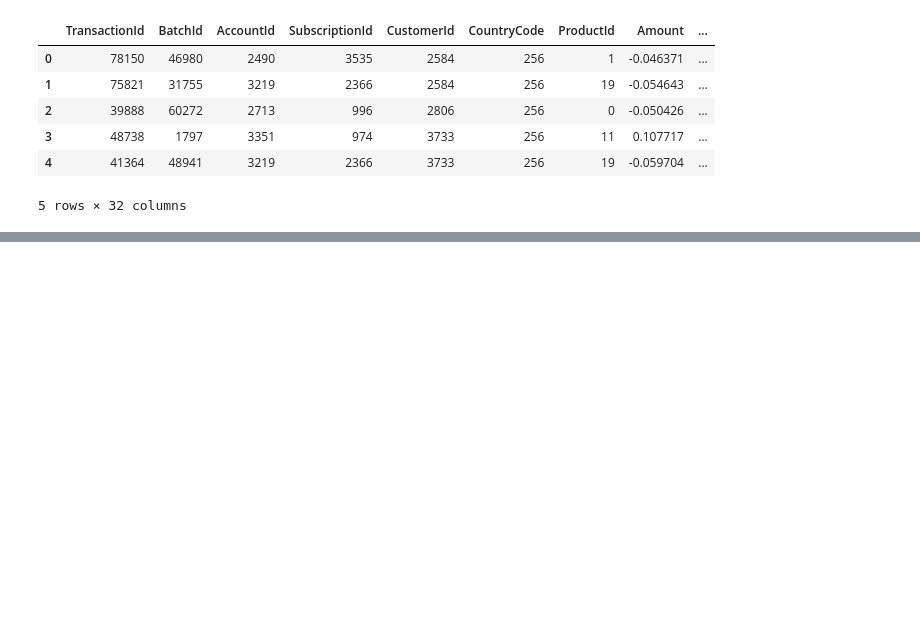
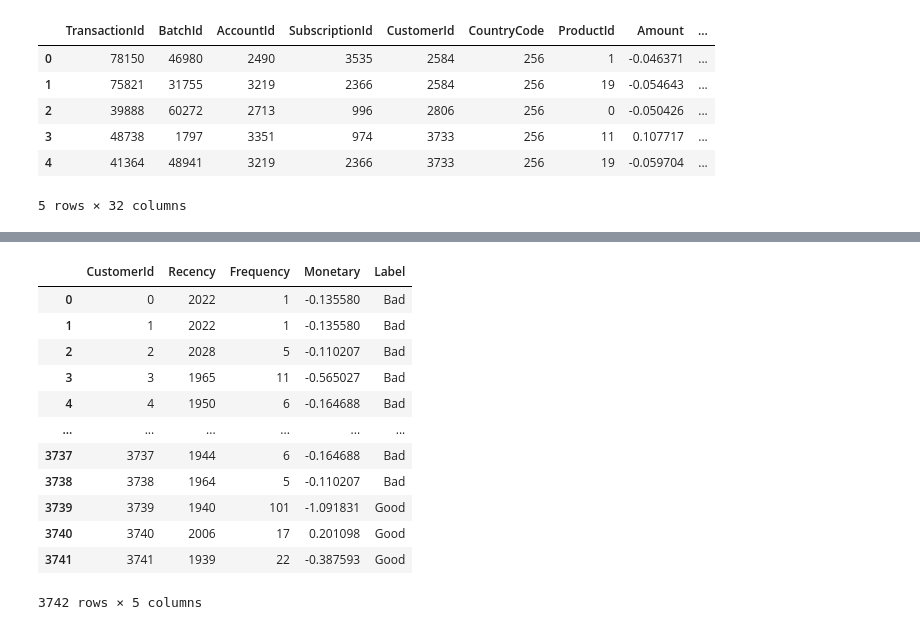
Before and after one commit to juniorworku/credit-risk-analysis, a Jupyter notebook: notebooks/Feature Engineering/feature_eng_analysis.ipynb, the cells around one changed output, grey strips where cells are left out. Cells and saved outputs as stored; diff of their text form; code cells hidden in the pictures; blank space fills up the shorter version.

```diff
--- a/notebooks/Feature Engineering/feature_eng_analysis.ipynb
+++ b/notebooks/Feature Engineering/feature_eng_analysis.ipynb
@@ -98,0 +132,29 @@ data.head()
+# %%
+# 2. Assign Good and Bad Labels
+# Define boundary values
+high_freq_boundary = rfms_scores['Frequency'].quantile(0.75)
+high_monetary_boundary = rfms_scores['Monetary'].quantile(0.75)
+low_recency_boundary = rfms_scores['Recency'].quantile(0.25)
+
+# Assign labels based on boundary
+rfms_scores['Label'] = 'Good'
+rfms_scores.loc[(rfms_scores['Frequency'] <= high_freq_boundary) &
+                (rfms_scores['Monetary'] <= high_monetary_boundary) &
+                (rfms_scores['Recency'] >= low_recency_boundary), 'Label'] = 'Bad'
+
+# Display the first few rows of RFMS scores with labels
+rfms_scores
+# %% [output]
+|  | CustomerId | Recency | Frequency | Monetary | Label |
+| 0 | 0 | 2022 | 1 | -0.135580 | Bad |
+| 1 | 1 | 2022 | 1 | -0.135580 | Bad |
+| 2 | 2 | 2028 | 5 | -0.110207 | Bad |
+| 3 | 3 | 1965 | 11 | -0.565027 | Bad |
+| 4 | 4 | 1950 | 6 | -0.164688 | Bad |
+| ... | ... | ... | ... | ... | ... |
+| 3737 | 3737 | 1944 | 6 | -0.164688 | Bad |
+| 3738 | 3738 | 1964 | 5 | -0.110207 | Bad |
+| 3739 | 3739 | 1940 | 101 | -1.091831 | Good |
+| 3740 | 3740 | 2006 | 17 | 0.201098 | Good |
+| 3741 | 3741 | 1939 | 22 | -0.387593 | Good |
+3742 rows × 5 columns
```
Also changed, not shown: parts of 7 cells of this notebook.
